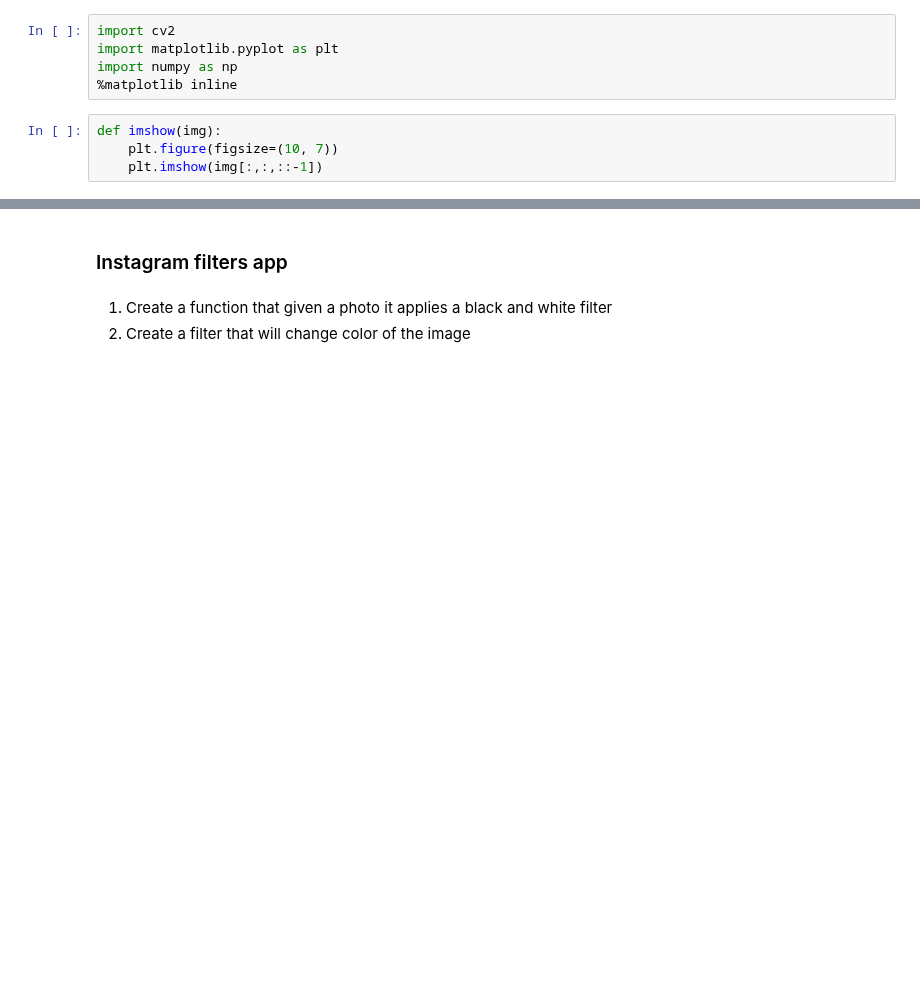
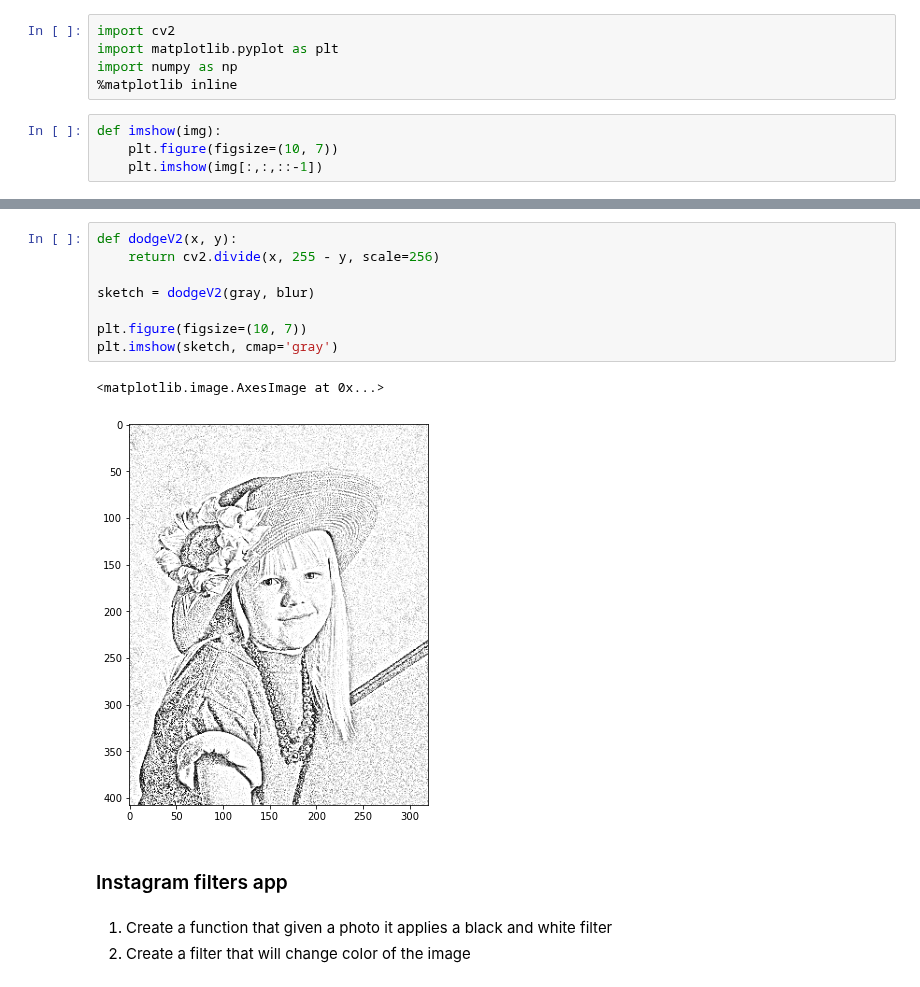
Before and after one commit to shahidqureshi01/AI, a Jupyter notebook: M6_Computer_Vision/04. Kernels, callbacks and thresholding/Mini projects.ipynb, the cells around one changed output, grey strips where cells are left out. Saved outputs shown, nothing was run; the diff lists cells and outputs as text; blank space fills up the shorter version.

```diff
--- a/M6_Computer_Vision/04. Kernels, callbacks and thresholding/Mini projects.ipynb
+++ b/M6_Computer_Vision/04. Kernels, callbacks and thresholding/Mini projects.ipynb
@@ -34,3 +58,14 @@ clean-text.jpg noisy.png      sketch.png
+# %%
+def dodgeV2(x, y):
+    return cv2.divide(x, 255 - y, scale=256)
+
+sketch = dodgeV2(gray, blur)
+
+plt.figure(figsize=(10, 7))
+plt.imshow(sketch, cmap='gray')
+# %% [output]
+<matplotlib.image.AxesImage at 0x...>
+[figure, added]
 # %% [markdown]
 ### Instagram filters app
 # %% [markdown]
```
Also changed, not shown: parts of 4 cells of this notebook.
